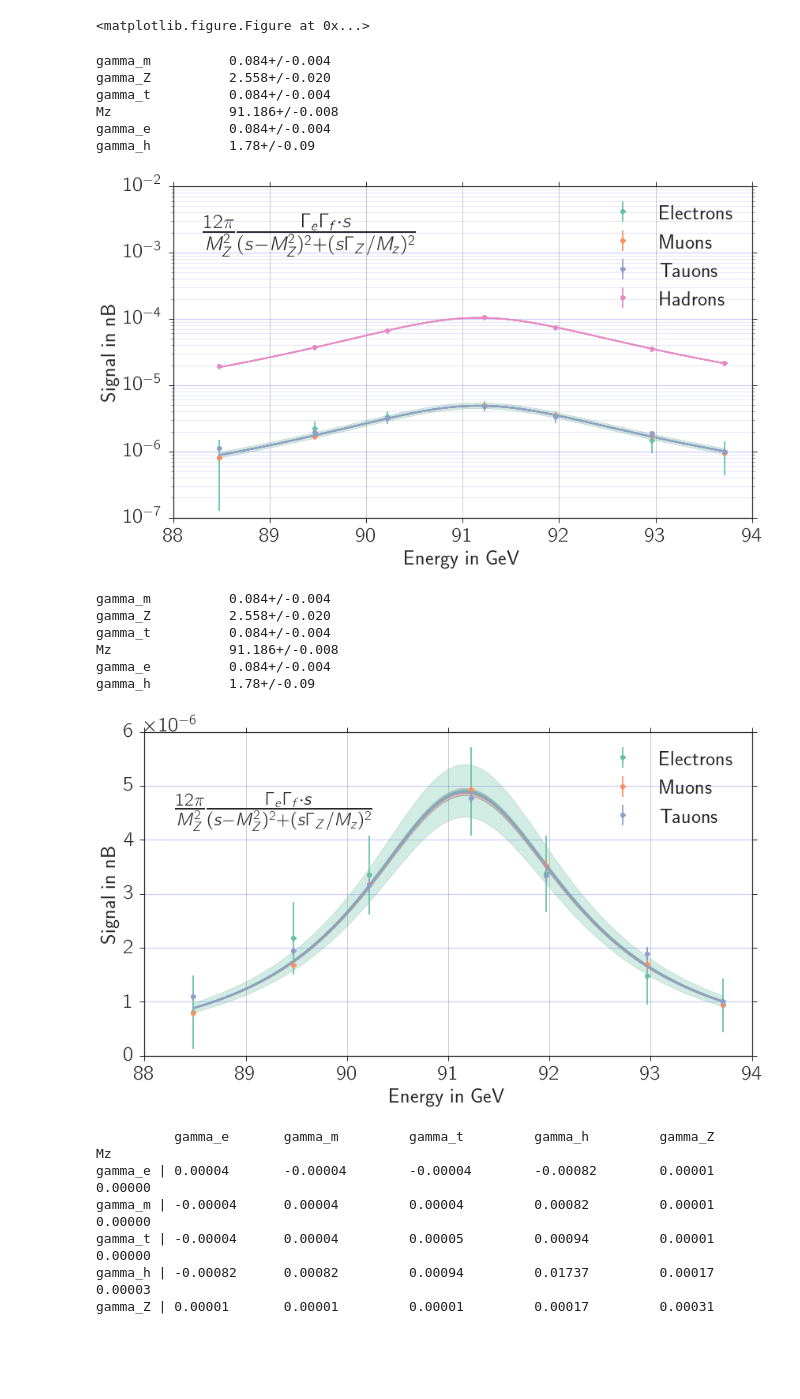
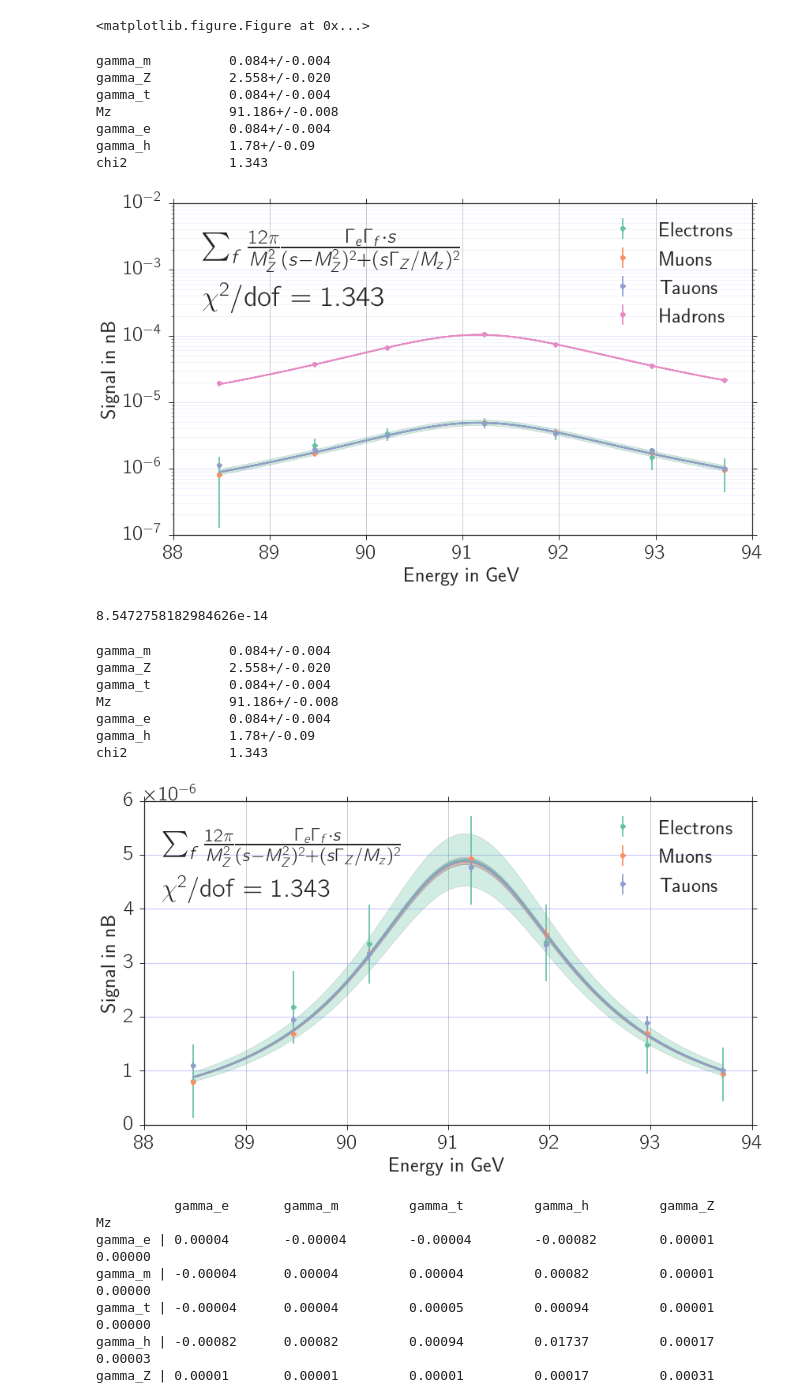
Before and after one commit to Bondzio/fp, a Jupyter notebook: Z0/analysis/Total_crosssection.ipynb, the cells around one changed output. Cells and saved outputs as stored; diff of their text form; code cells hidden in the pictures; blank space fills up the shorter version.

```diff
--- a/Z0/analysis/Total_crosssection.ipynb
+++ b/Z0/analysis/Total_crosssection.ipynb
@@ -65,8 +65,8 @@ def residuals_weighted(p,error):
     return (weights*(cross_total - Breit_Wigner(E**2,p))).flatten()
 
 p,cov,infodict,mesg,ier = leastsq(residuals_weighted,p0,args=cross_total_error,full_output=True)
+
 len_data = len(residuals(p))
-chi_sq = (residuals(p)**2).sum()/(len_data-len(p))
 p_uc = uc.correlated_values(p, cov)
 keys = ["gamma_e", "gamma_m","gamma_t","gamma_h","gamma_Z","Mz     "]
 params = dict(zip(keys,p_uc))
@@ -75,11 +75,15 @@ gamma_e, gamma_m,gamma_t,gamma_h,gamma_Z,Mz = p_uc
 for k in params:
     print(k,"\t",params[k])
 
+chi_sq = (residuals_weighted(p,cross_total_error)**2).sum()/(len_data-len(p))
+print("chi2      \t %.3f"%chi_sq)
+
 f, ax1 = plt.subplots(1, 1)
 
 palette = itertools.cycle(sns.color_palette())
 
 E_ = np.array([np.linspace(np.min(E),np.max(E),1000)]*4).swapaxes(0,1)
+
 data_fit = Breit_Wigner(E_**2,p)
 error_mat = Breit_Wigner(E_**2,p_uc)
 error_on_fit = np.array([un.std_devs(error_mat[:,k]) for k in range(4)]).swapaxes(0,1)
@@ -98,13 +102,15 @@ data_fit = Breit_Wigner(E_**2,p_lit)
 
 
 ax1.set_yscale("log")
-ax1.yaxis.grid(True,'minor',linewidth=0.5,color = "blue", alpha = 0.2)
-ax1.yaxis.grid(True,'major',linewidth=1.2, color = "blue", alpha = 0.2)
+ax1.yaxis.grid(True,'minor',linewidth=0.5,color = "blue", alpha = 0.1)
+ax1.yaxis.grid(True,'major',linewidth=1.2, color = "blue", alpha = 0.1)
 ax1.xaxis.grid(True)
 ax1.legend()
 
 props = dict(boxstyle='round', facecolor='white', alpha=0.0)
-textstr = "$\\frac{12 \pi}{M_Z^2}  \\frac{\Gamma_e \Gamma_f \cdot s}{(s - M_Z^2)^2 +(s \Gamma_Z/M_z)^2}$"
+textstr = "$\\sum_f\\frac{12 \pi}{M_Z^2}  \\frac{\Gamma_e \
+\Gamma_f \cdot s}{(s - M_Z^2)^2 +(s \Gamma_Z/M_z)^2}$\n \
+$\chi^2 /\mathrm{dof} = %.3f$"%chi_sq
 ax1.text(0.05, 0.9,textstr , transform=ax1.transAxes, fontsize=36,
         verticalalignment='top', bbox=props)
 
@@ -120,7 +126,12 @@ gamma_t          0.084+/-0.004
 Mz               91.186+/-0.008
 gamma_e          0.084+/-0.004
 gamma_h          1.78+/-0.09
+chi2             1.343
-[figure, old version]
+[figure, new version]
+# %%
+chi_sq
+# %% [output]
+8.5472758182984626e-14
 # %%
 crosssections = pickle.load( open("data/crosssection.p","rb"))
 cross_total = un.nominal_values(list(crosssections.values()))
@@ -155,6 +166,9 @@ gamma_e, gamma_m,gamma_t,gamma_h,gamma_Z,Mz = p_uc
 for k in params:
     print(k,"\t",params[k])
 
+chi_sq = (residuals_weighted(p,cross_total_error)**2).sum()/(len_data-len(p))
+print("chi2      \t %.3f"%chi_sq)
+
 f, ax1 = plt.subplots(1, 1)
 
 palette = itertools.cycle(sns.color_palette())
@@ -172,36 +186,39 @@ for k in range(3):
 
     ax1.plot(E_,data_fit[:,k],color=color)
     ax1.fill_between(E_[:,0], 1.0*data_fit_min[:,k] , 1.0*data_fit_max[:,k], facecolor=color, alpha=0.3 )
 
 p_lit = [83.39,83.39,83.39,1670,2.4,91.187]
 data_fit = Breit_Wigner(E_**2,p_lit)
 
 
 #ax1.set_yscale("log")
 ax1.yaxis.grid(True,'minor',linewidth=0.5,color = "blue", alpha = 0.2)
 ax1.yaxis.grid(True,'major',linewidth=1.2, color = "blue", alpha = 0.2)
 ax1.xaxis.grid(True)
 ax1.legend()
 
 props = dict(boxstyle='round', facecolor='white', alpha=0.0)
-textstr = "$\\frac{12 \pi}{M_Z^2}  \\frac{\Gamma_e \Gamma_f \cdot s}{(s - M_Z^2)^2 +(s \Gamma_Z/M_z)^2}$"
-ax1.text(0.05, 0.8,textstr , transform=ax1.transAxes, fontsize=33,
+textstr = "$\\sum_f\\frac{12 \pi}{M_Z^2}  \\frac{\Gamma_e \
+\Gamma_f \cdot s}{(s - M_Z^2)^2 +(s \Gamma_Z/M_z)^2}$\n \
+$\chi^2 /\mathrm{dof} = %.3f$"%chi_sq
+ax1.text(0.03, 0.9,textstr , transform=ax1.transAxes, fontsize=33,
         verticalalignment='top', bbox=props)
 
 
 plt.ticklabel_format(style='sci', axis='y', scilimits=(0,0))
 plt.xlabel("Energy in GeV")
 plt.ylabel("Signal in nB")
 plt.savefig("../figures/crosssections2.pdf")
 plt.show()
 # %% [output]
 gamma_m          0.084+/-0.004
 gamma_Z          2.558+/-0.020
 gamma_t          0.084+/-0.004
 Mz               91.186+/-0.008
 gamma_e          0.084+/-0.004
 gamma_h          1.78+/-0.09
+chi2             1.343
-[figure, old version]
+[figure, new version]
 # %%
 s= " \t  "
 for i in range(6):
```
Also changed, not shown: 7 other files.
